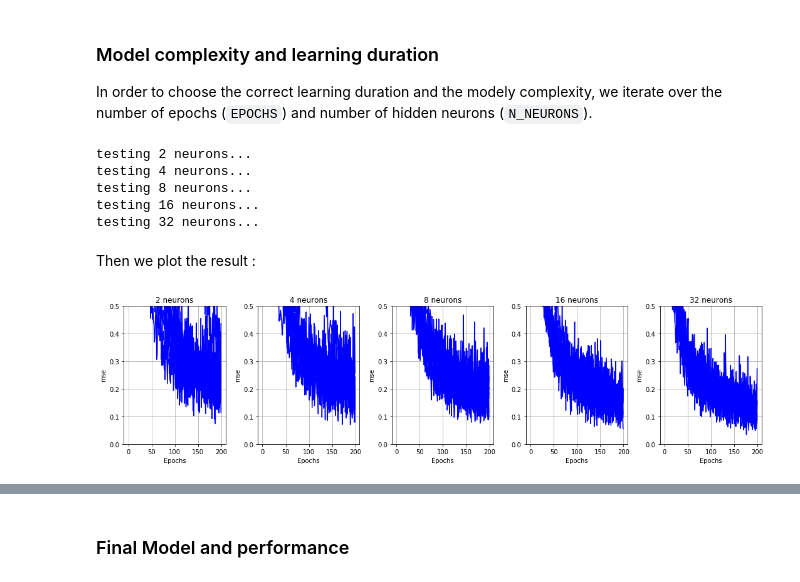
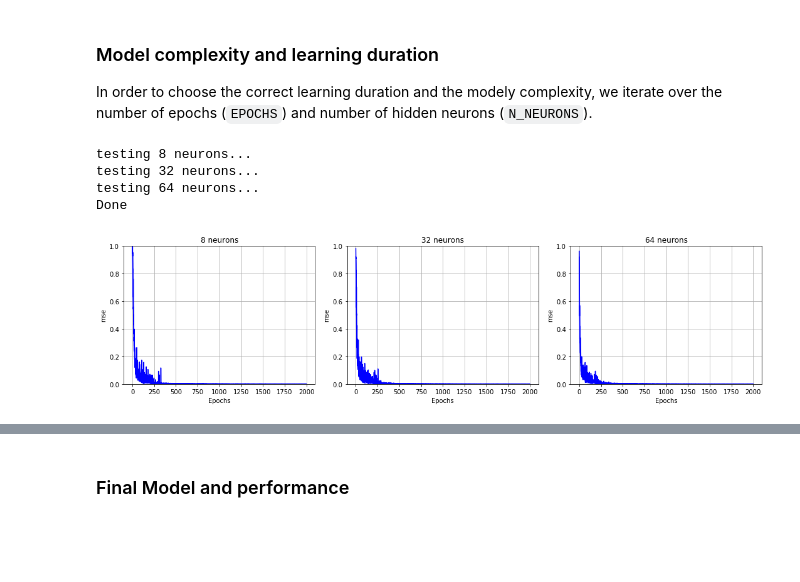
Before and after one commit to LifangHe/speaker-recognition, a Jupyter notebook: speaker_recognition-step_2.ipynb, the cells around one changed output, grey strips where cells are left out. Cells and saved outputs as stored; diff of their text form; code cells hidden in the pictures; blank space fills up the shorter version.

```diff
--- a/speaker_recognition-step_2.ipynb
+++ b/speaker_recognition-step_2.ipynb
@@ -171,36 +45,35 @@ Here we use only the natural voices of men and women to train a neural network t
 
 In order to choose the correct learning duration and the modely complexity, we iterate over the number of epochs (`EPOCHS`) and number of hidden neurons (`N_NEURONS`).
 # %%
-N_INITS = 10
-EPOCHS = 200
-N_NEURONS = [2, 4, 8, 16, 32]
+EPOCHS = 2000
+N_NEURONS = [8, 32, 64]
 LEARNING_RATE = 0.001
-MOMENTUM = 0.5
+MOMENTUM = 0.7
 
-dataset = create_dataset([('natural_male', -1), ('natural_female', 1)])
+K = 3
+
+N_INITS = 2
+dataset = util.create_dataset([('natural_male', -1), ('natural_kid', 1)], FILES)
 dataset_input = dataset[:, :-1]     # filter only input values (n-1 first values)
 dataset_output = dataset[:, -1:]    # filter only the output class (last value)
 
 MSE = np.zeros((len(N_NEURONS), N_INITS, EPOCHS))
 for index, n_neurons in enumerate(N_NEURONS):
     print 'testing', n_neurons, 'neurons...'
     nn = MLP([MFCC_COEFFS, n_neurons, 1], 'tanh')
 
     for i in np.arange(N_INITS):
         nn.init_weights()
         MSE[index, i, :] = nn.fit((dataset_input, dataset_output),
                                   learning_rate=LEARNING_RATE,
                                   momentum=MOMENTUM,
                                   epochs=EPOCHS)
+
+util.print_mse(MSE, N_NEURONS)
+print 'Done'
 # %% [output]
-testing 2 neurons...
-testing 4 neurons...
 testing 8 neurons...
-testing 16 neurons...
 testing 32 neurons...
+testing 64 neurons...
+Done
+[figure, added]
-# %% [markdown]
-Then we plot the result :
-# %%
-print_mse(MSE, N_NEURONS)
-# %% [output]
-[figure, removed]
```
Also changed, not shown: parts of 26 cells of this notebook.
